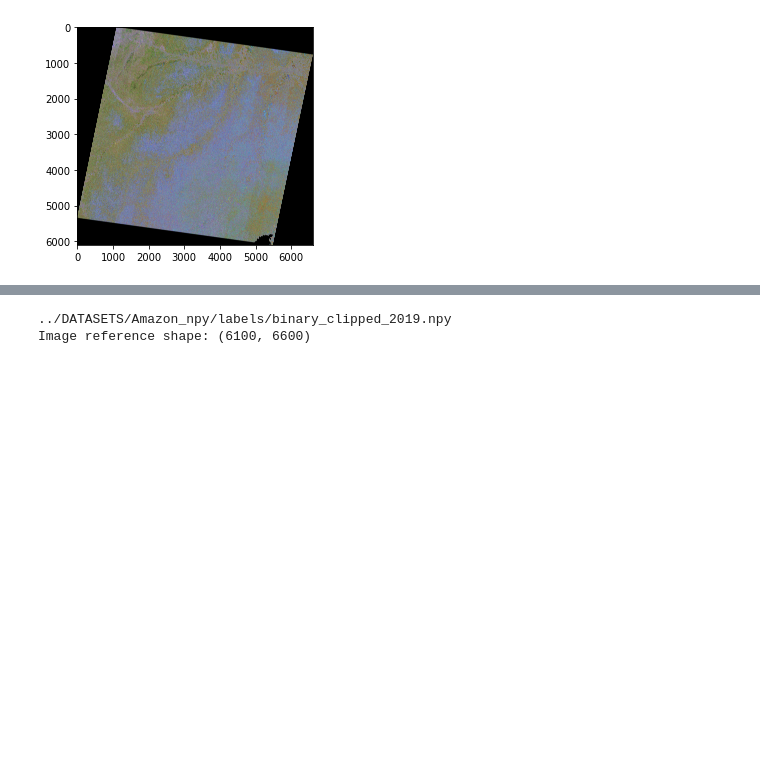
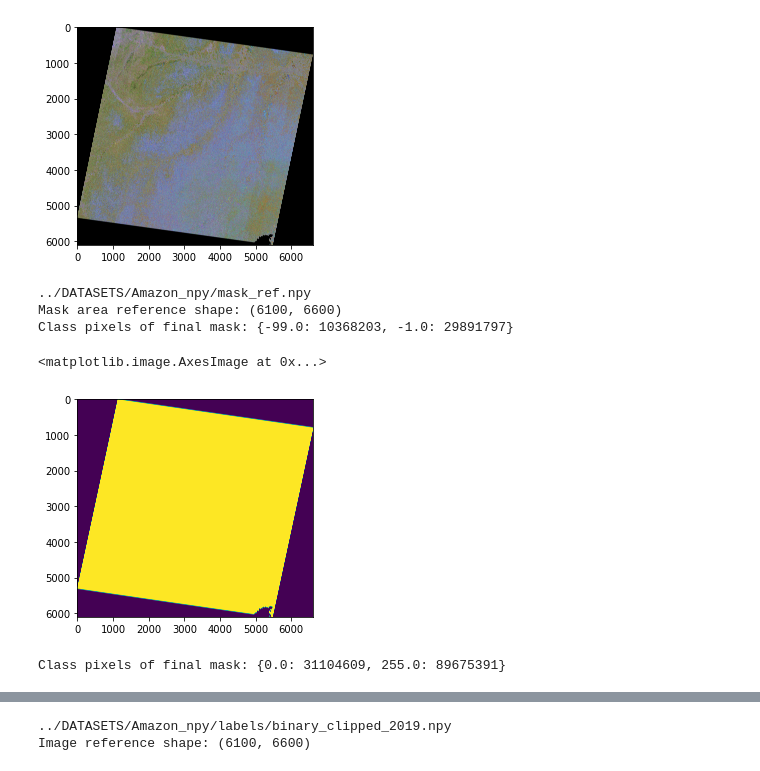
Before and after one commit to thimabru1010/resuneta, a Jupyter notebook: test_notebooks/visualize_amazon_images.ipynb, the cells around one changed output, grey strips where cells are left out. Saved outputs shown, nothing was run; the diff lists cells and outputs as text; code cells hidden in the pictures; blank space fills up the shorter version.

```diff
--- a/test_notebooks/visualize_amazon_images.ipynb
+++ b/test_notebooks/visualize_amazon_images.ipynb
@@ -53,3 +53,20 @@ plt.imshow(img_t2_rgb)
 # %% [output]
 <matplotlib.image.AxesImage at 0x...>
 [figure]
+# %%
+img_mask_ref_path = 'mask_ref.npy'
+img_mask_ref = load_npy_image(os.path.join(root_path, img_mask_ref_path)).astype(np.float32)
+img_mask_ref = img_mask_ref[:6100, :6600]
+print(f"Mask area reference shape: {img_mask_ref.shape}")
+unique, counts = np.unique(img_mask_ref, return_counts=True)
+counts_dict = dict(zip(unique, counts))
+print(f'Class pixels of final mask: {counts_dict}')
+# %% [output]
+../DATASETS/Amazon_npy/mask_ref.npy
+Mask area reference shape: (6100, 6600)
+Class pixels of final mask: {-99.0: 10368203, -1.0: 29891797}
+# %%
+plt.imshow(img_mask_ref)
+# %% [output]
+<matplotlib.image.AxesImage at 0x...>
+[figure, added]
@@ -55,0 +78,6 @@ plt.imshow(img_t2_rgb)
+# %%
+unique, counts = np.unique(new_mask, return_counts=True)
+counts_dict = dict(zip(unique, counts))
+print(f'Class pixels of final mask: {counts_dict}')
+# %% [output]
+Class pixels of final mask: {0.0: 31104609, 255.0: 89675391}
```
Also changed, not shown: parts of 7 cells of this notebook, 7 other files.
